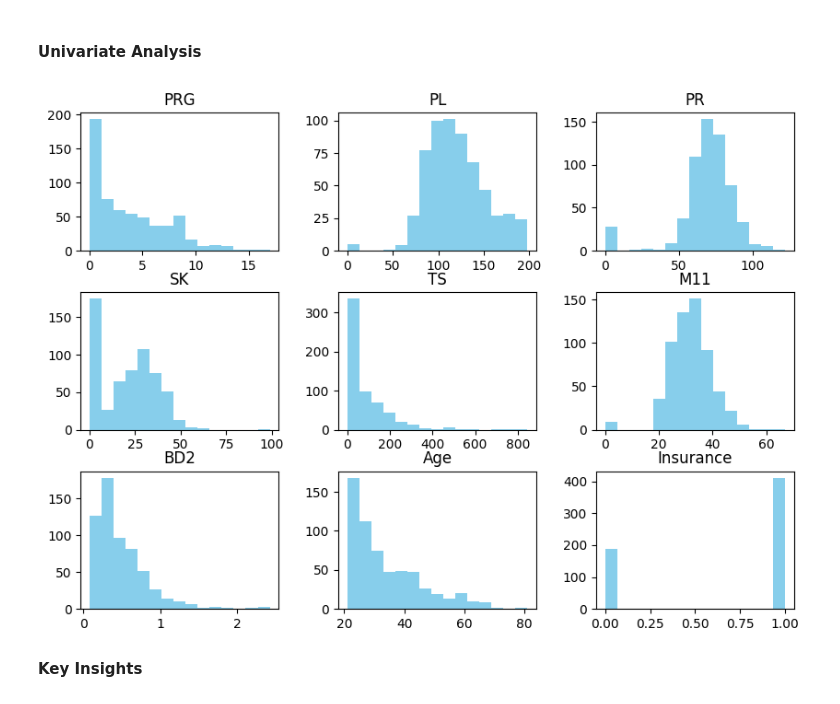
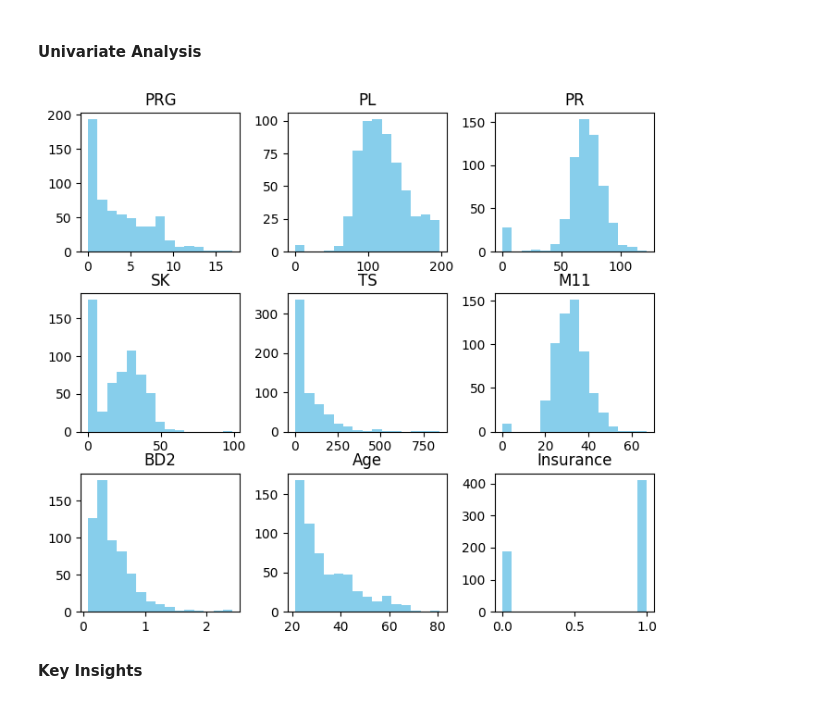
Before and after one commit to heldana30/Building_ML_APIs_With_FastAPI, a Jupyter notebook: Notebook/api.ipynb, the cells around one changed output. Saved outputs shown, nothing was run; the diff lists cells and outputs as text; code cells hidden in the pictures.

Commit message:
modify visuals

```diff
--- a/Notebook/api.ipynb
+++ b/Notebook/api.ipynb
@@ -182,10 +182,10 @@ np.int64(0)
 #### Univariate Analysis
 # %%
 # Histogram showing the distribution of numeric features
-train_df.hist(figsize=(10,7), color='skyblue', grid =False , bins =15)
+train_df.hist(figsize=(8,7), color='skyblue', grid =False , bins =15)
 plt.show()
 # %% [output]
-[figure, old version]
+[figure, new version]
 # %% [markdown]
 **Key Insights**
 # %% [markdown]
```
Also changed, not shown: parts of 12 cells of this notebook.
